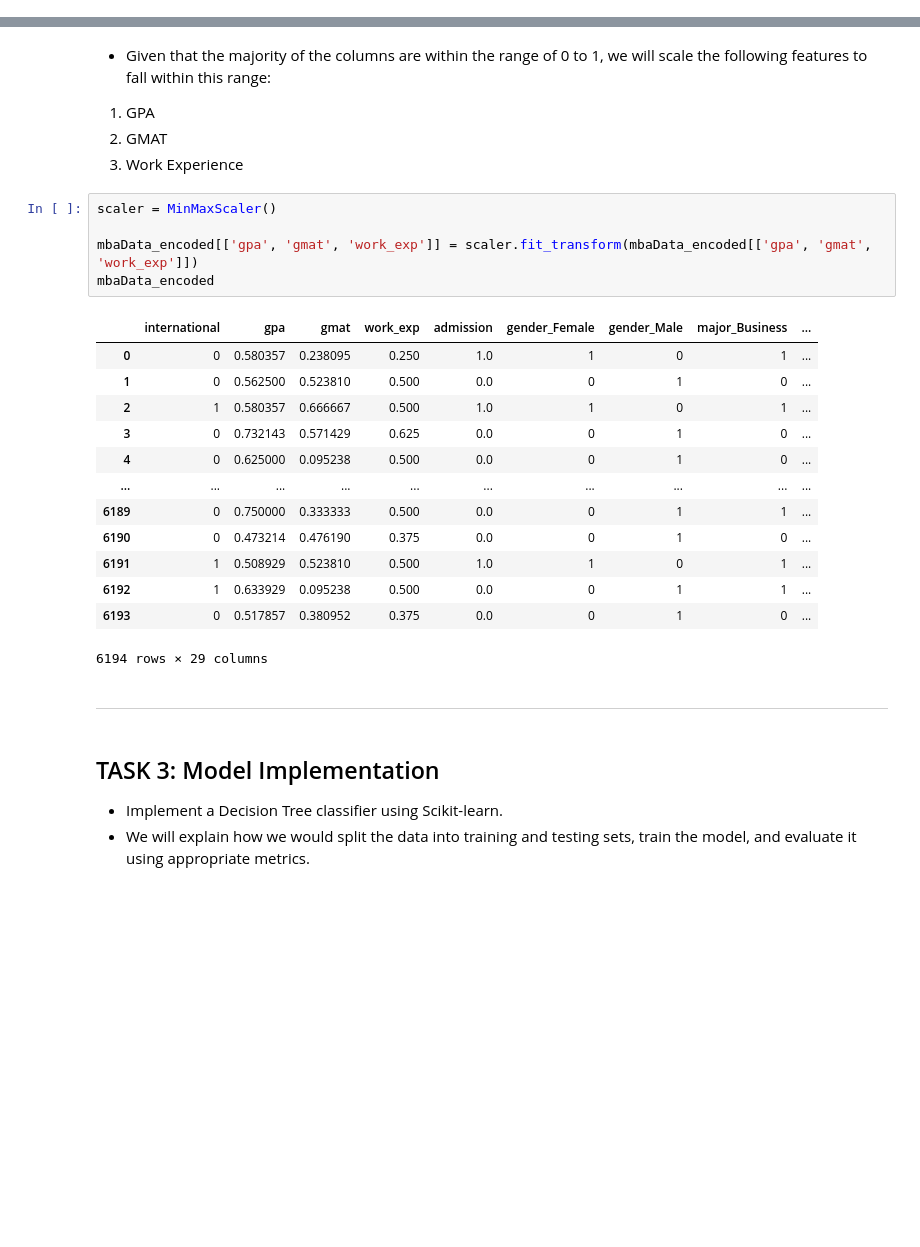
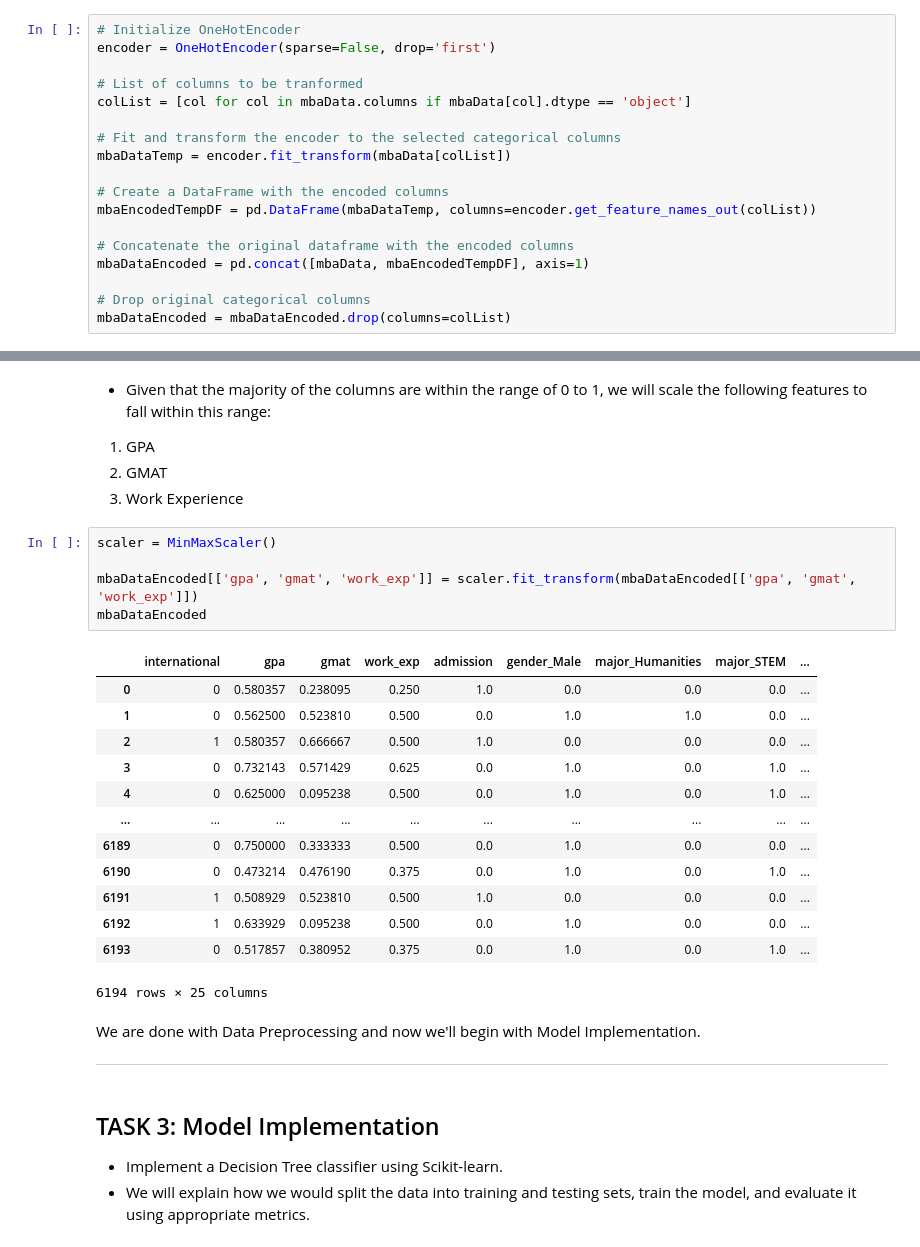
Before and after one commit to sahil82764/MDS-Data-Science, a Jupyter notebook: DSCI-6601-001 Pract Machine Learning 41417/Assignmnet2/Assignmnet2.ipynb, the cells around one changed output, grey strips where cells are left out. Cells and saved outputs as stored; diff of their text form; blank space fills up the shorter version.

```diff
--- a/DSCI-6601-001 Pract Machine Learning 41417/Assignmnet2/Assignmnet2.ipynb
+++ b/DSCI-6601-001 Pract Machine Learning 41417/Assignmnet2/Assignmnet2.ipynb
@@ -222,0 +230,18 @@ mbaData_encoded.head()
+# %%
+# Initialize OneHotEncoder
+encoder = OneHotEncoder(sparse=False, drop='first')
+
+# List of columns to be tranformed
+colList = [col for col in mbaData.columns if mbaData[col].dtype == 'object']
+
+# Fit and transform the encoder to the selected categorical columns
+mbaDataTemp = encoder.fit_transform(mbaData[colList])
+
+# Create a DataFrame with the encoded columns
+mbaEncodedTempDF = pd.DataFrame(mbaDataTemp, columns=encoder.get_feature_names_out(colList))
+
+# Concatenate the original dataframe with the encoded columns
+mbaDataEncoded = pd.concat([mbaData, mbaEncodedTempDF], axis=1)
+
+# Drop original categorical columns
+mbaDataEncoded = mbaDataEncoded.drop(columns=colList)
@@ -228,24 +264,25 @@ mbaData_encoded.head()
 # %%
 scaler = MinMaxScaler()
 
-mbaData_encoded[['gpa', 'gmat', 'work_exp']] = scaler.fit_transform(mbaData_encoded[['gpa', 'gmat', 'work_exp']])
-mbaData_encoded
+mbaDataEncoded[['gpa', 'gmat', 'work_exp']] = scaler.fit_transform(mbaDataEncoded[['gpa', 'gmat', 'work_exp']])
+mbaDataEncoded
 # %% [output]
-|  | international | gpa | gmat | work_exp | admission | gender_Female | gender_Male | major_Business | ... |
-| 0 | 0 | 0.580357 | 0.238095 | 0.250 | 1.0 | 1 | 0 | 1 | ... |
-| 1 | 0 | 0.562500 | 0.523810 | 0.500 | 0.0 | 0 | 1 | 0 | ... |
-| 2 | 1 | 0.580357 | 0.666667 | 0.500 | 1.0 | 1 | 0 | 1 | ... |
-| 3 | 0 | 0.732143 | 0.571429 | 0.625 | 0.0 | 0 | 1 | 0 | ... |
-| 4 | 0 | 0.625000 | 0.095238 | 0.500 | 0.0 | 0 | 1 | 0 | ... |
+|  | international | gpa | gmat | work_exp | admission | gender_Male | major_Humanities | major_STEM | ... |
+| 0 | 0 | 0.580357 | 0.238095 | 0.250 | 1.0 | 0.0 | 0.0 | 0.0 | ... |
+| 1 | 0 | 0.562500 | 0.523810 | 0.500 | 0.0 | 1.0 | 1.0 | 0.0 | ... |
+| 2 | 1 | 0.580357 | 0.666667 | 0.500 | 1.0 | 0.0 | 0.0 | 0.0 | ... |
+| 3 | 0 | 0.732143 | 0.571429 | 0.625 | 0.0 | 1.0 | 0.0 | 1.0 | ... |
+| 4 | 0 | 0.625000 | 0.095238 | 0.500 | 0.0 | 1.0 | 0.0 | 1.0 | ... |
 | ... | ... | ... | ... | ... | ... | ... | ... | ... | ... |
-| 6189 | 0 | 0.750000 | 0.333333 | 0.500 | 0.0 | 0 | 1 | 1 | ... |
-| 6190 | 0 | 0.473214 | 0.476190 | 0.375 | 0.0 | 0 | 1 | 0 | ... |
-| 6191 | 1 | 0.508929 | 0.523810 | 0.500 | 1.0 | 1 | 0 | 1 | ... |
-| 6192 | 1 | 0.633929 | 0.095238 | 0.500 | 0.0 | 0 | 1 | 1 | ... |
-| 6193 | 0 | 0.517857 | 0.380952 | 0.375 | 0.0 | 0 | 1 | 0 | ... |
+| 6189 | 0 | 0.750000 | 0.333333 | 0.500 | 0.0 | 1.0 | 0.0 | 0.0 | ... |
+| 6190 | 0 | 0.473214 | 0.476190 | 0.375 | 0.0 | 1.0 | 0.0 | 1.0 | ... |
+| 6191 | 1 | 0.508929 | 0.523810 | 0.500 | 1.0 | 0.0 | 0.0 | 0.0 | ... |
+| 6192 | 1 | 0.633929 | 0.095238 | 0.500 | 0.0 | 1.0 | 0.0 | 0.0 | ... |
+| 6193 | 0 | 0.517857 | 0.380952 | 0.375 | 0.0 | 1.0 | 0.0 | 1.0 | ... |
-6194 rows × 29 columns
+6194 rows × 25 columns
-# %% [markdown]
-____________________________________________________________________________________________________________________________________________________________________________________________
+# %% [markdown]
+We are done with Data Preprocessing and now we'll begin with Model Implementation.
+____________________________________________________________________________________________________________________________________________________________________________________________
 # %% [markdown]
 ## TASK 3: Model Implementation
 - Implement a Decision Tree classifier using Scikit-learn.
```
Also changed, not shown: parts of 42 cells of this notebook.
